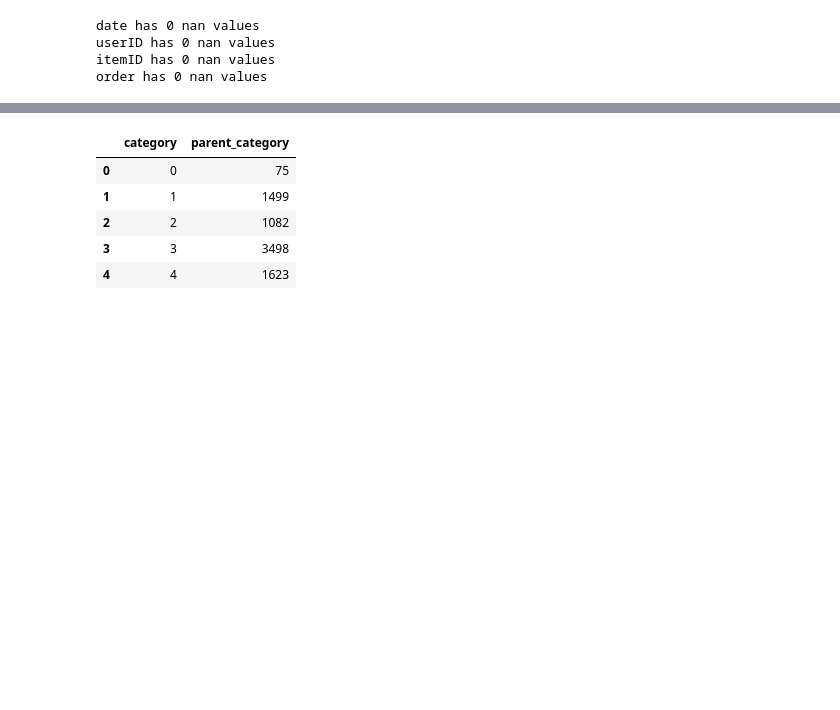
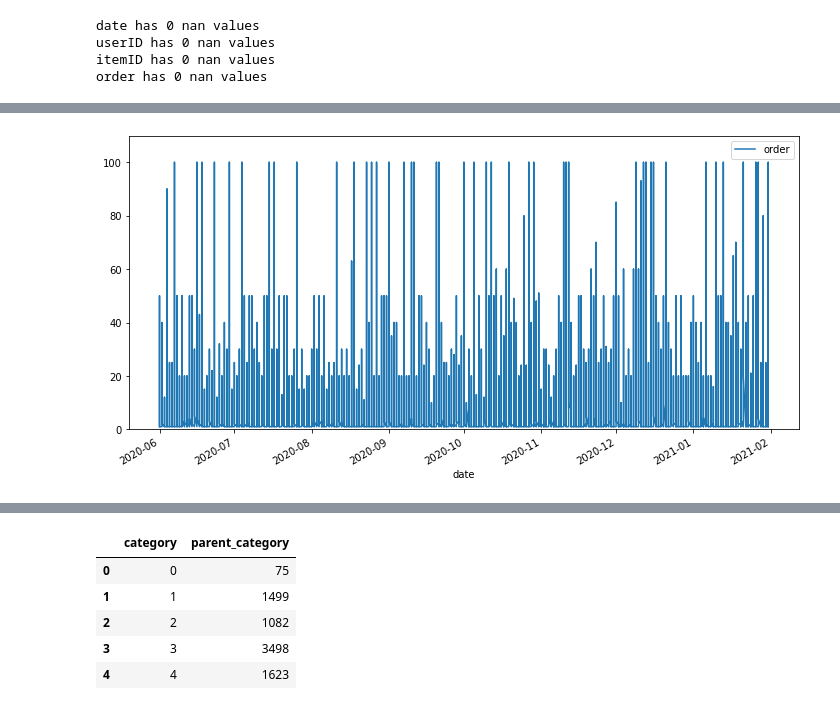
Before and after one commit to PetSchwind/DMC2022, a Jupyter notebook: notebooks/preprocessing.ipynb, the cells around one changed output, grey strips where cells are left out. Cells and saved outputs as stored; diff of their text form; code cells hidden in the pictures; blank space fills up the shorter version.

```diff
--- a/notebooks/preprocessing.ipynb
+++ b/notebooks/preprocessing.ipynb
@@ -154,0 +241,11 @@ plt.show()"""
+# %%
+orders_df['date'] = pd.to_datetime(orders_df['date'])
+orders_df_copy = orders_df
+orders_df.sort_values(by='date', inplace=True)
+# %%
+ax = orders_df.plot(x='date', y='order', figsize=(12,6))
+plt.ylim(0,110)
+plt.show()
+# could be a pattern, will examine some months individually
+# %% [output]
+[figure, added]
```
Also changed, not shown: parts of 16 cells of this notebook.
